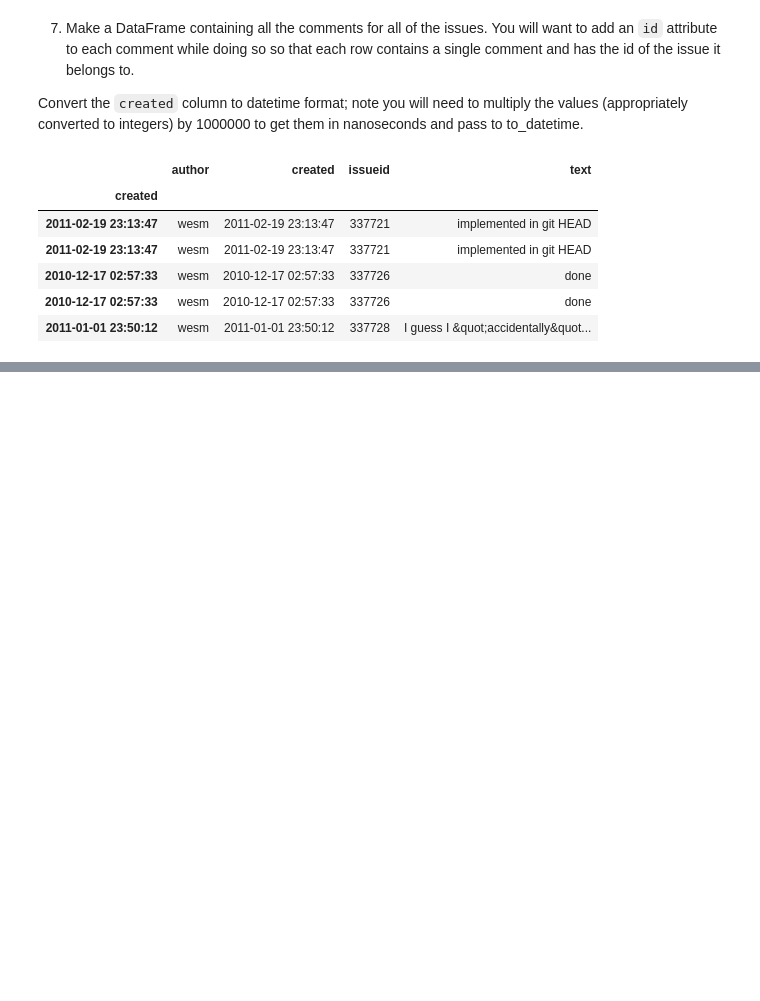
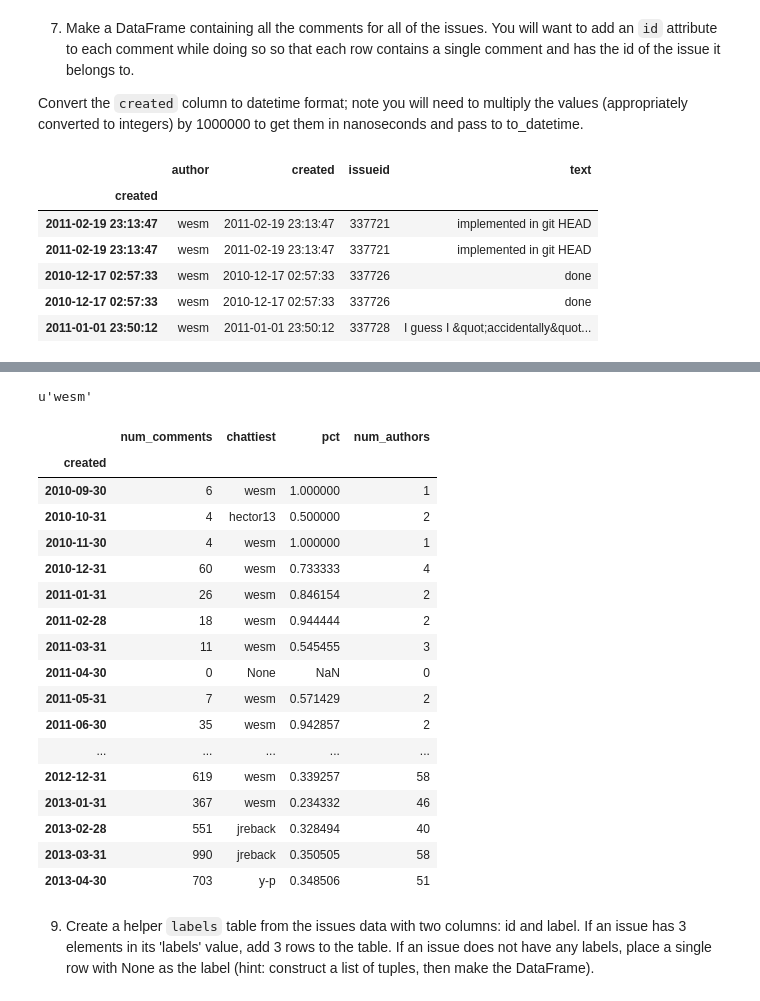
Before and after one commit to smwahl/ay250_swahl, a Jupyter notebook: hw_07/hw_7_pandas_and_timeseries.ipynb, the cells around one changed output, grey strips where cells are left out. Drawn from its saved outputs; the diff is of its cells as text; code cells hidden in the pictures; blank space fills up the shorter version.

```diff
--- a/hw_07/hw_7_pandas_and_timeseries.ipynb
+++ b/hw_07/hw_7_pandas_and_timeseries.ipynb
@@ -288,0 +296,71 @@ comments.head()
+# %%
+x = comments.author
+u = x.unique()
+occurance = np.zeros(len(u))
+for i,user in enumerate(u):
+        for com in x:
+            if user == com:
+                occurance[i] +=1
+occurance
+u[occurance.argmax()]
+# %% [output]
+u'wesm'
+# %%
+def chattiest(x):
+    ''' Find user with the greatest number of comments'''
+    if len(x) == 0:
+        return None
+    users_in_period = x.unique()
+    #print users_in_period
+    occurance = np.zeros(len(users_in_period))
+    for i,user in enumerate(users_in_period):
+        for com in x:
+            if user == com:
+                occurance[i] +=1
+    return users_in_period[occurance.argmax()]
+
+def pct_chattiest(x):
+    ''' Find percentage of posts made by the chattiest user'''
+    if len(x) == 0:
+        return None
+    users_in_period = x.unique()
+    occurance = np.zeros(len(users_in_period))
+    for i,user in enumerate(users_in_period):
+        for com in x:
+            if user == com:
+                occurance[i] +=1
+    return occurance.max()/float(len(x))
+
+def n_authors(x):
+    ''' Find percentage of posts made by the chattiest user'''
+    users_in_period = x.unique()
+    return len(users_in_period)
+
+
+comments_monthly = comments.author.resample('M',how=[nentry,chattiest,pct_chattiest,n_authors])
+comments_monthly.columns=['num_comments','chattiest','pct','num_authors']
+comments_monthly
+# %% [output]
+|  | num_comments | chattiest | pct | num_authors |
+| created |  |  |  |  |
+| 2010-09-30 | 6 | wesm | 1.000000 | 1 |
+| 2010-10-31 | 4 | hector13 | 0.500000 | 2 |
+| 2010-11-30 | 4 | wesm | 1.000000 | 1 |
+| 2010-12-31 | 60 | wesm | 0.733333 | 4 |
+| 2011-01-31 | 26 | wesm | 0.846154 | 2 |
+| 2011-02-28 | 18 | wesm | 0.944444 | 2 |
+| 2011-03-31 | 11 | wesm | 0.545455 | 3 |
+| 2011-04-30 | 0 | None | NaN | 0 |
+| 2011-05-31 | 7 | wesm | 0.571429 | 2 |
+| 2011-06-30 | 35 | wesm | 0.942857 | 2 |
+| ... | ... | ... | ... | ... |
+| 2012-12-31 | 619 | wesm | 0.339257 | 58 |
+| 2013-01-31 | 367 | wesm | 0.234332 | 46 |
+| 2013-02-28 | 551 | jreback | 0.328494 | 40 |
+| 2013-03-31 | 990 | jreback | 0.350505 | 58 |
+| 2013-04-30 | 703 | y-p | 0.348506 | 51 |
+# %% [markdown]
+9) Create a helper ``labels`` table from the issues data with two columns: id and
+label. If an issue has 3 elements in its 'labels' value, add 3 rows to the
+table. If an issue does not have any labels, place a single row with None as
+the label (hint: construct a list of tuples, then make the DataFrame).
```
Also changed, not shown: parts of 3 cells of this notebook.
